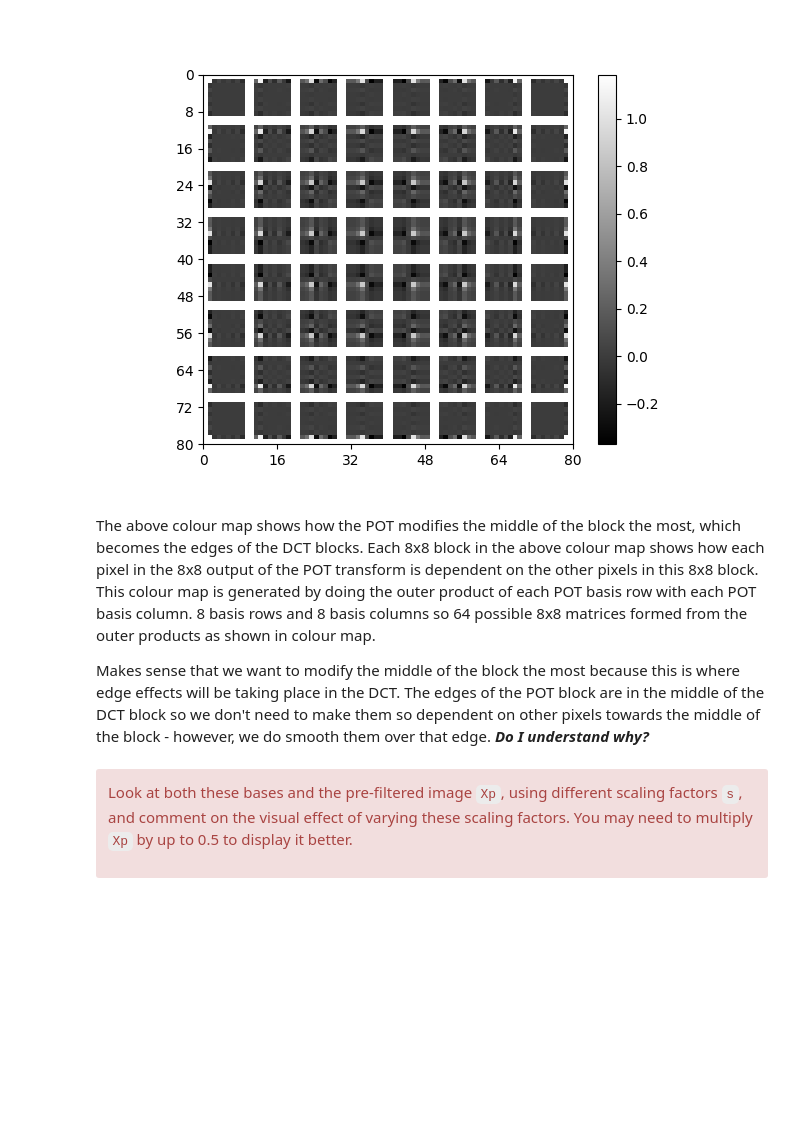
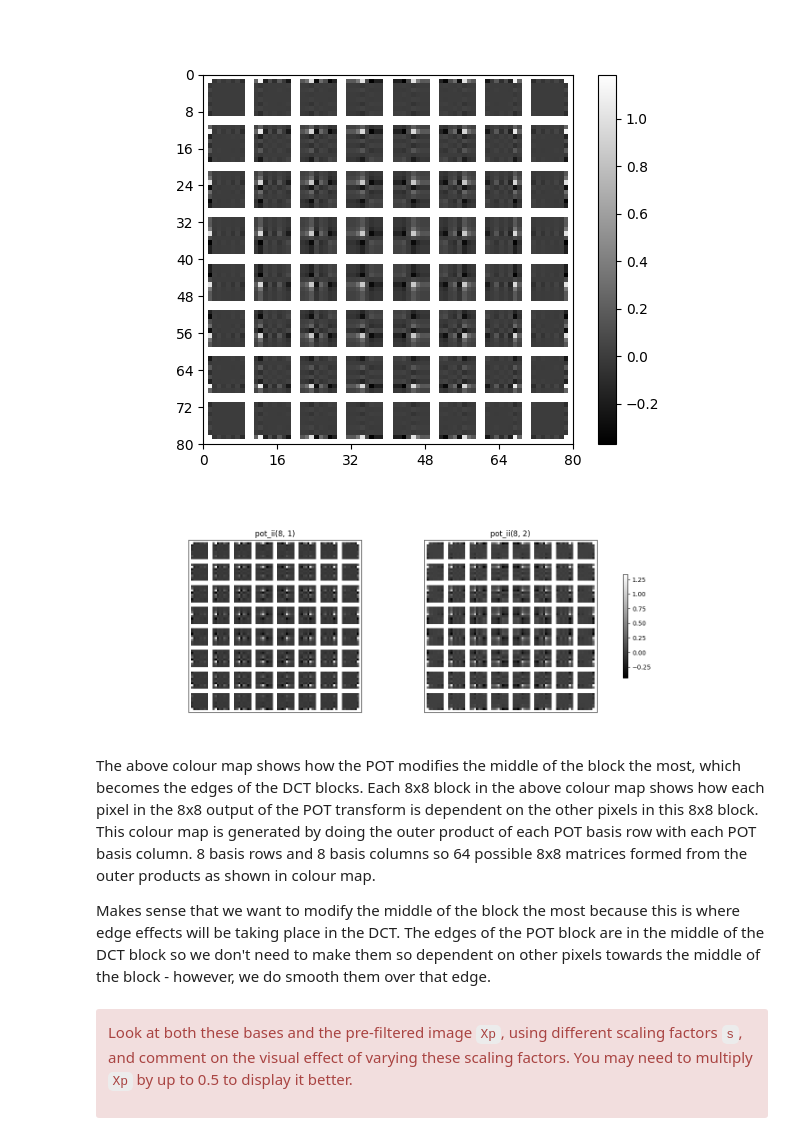
Before and after one commit to edwardtownsend/sf2, a Jupyter notebook: 8-lbt.ipynb, the cells around one changed output. Saved outputs shown, nothing was run; the diff lists cells and outputs as text; code cells hidden in the pictures; blank space fills up the shorter version.

```diff
--- a/8-lbt.ipynb
+++ b/8-lbt.ipynb
@@ -268,10 +268,42 @@ im_obj = plot_image(bases @ bases.T, ax=ax)
 fig.colorbar(im_obj, ax=ax);
 # %% [output]
 [figure]
+# %%
+def plot_image(data, ax=None):
+    if ax is None:
+        fig, ax = plt.subplots()
+    else:
+        fig = ax.figure
+    im_obj = ax.imshow(data, cmap='gray')
+    ax.set_xticks([])
+    ax.set_yticks([])
+    return im_obj
+
+fig, axs = plt.subplots(1, 2, figsize=(15, 5))
+
+# Plot for pot_ii(8, 1)
+Pf, Pr = pot_ii(8, 1)
+bases = np.concatenate([np.full((8, 1), np.nan), Pf, np.full((8, 1), np.nan)], axis=1)
+bases = bases.reshape(-1, 1)
+im_obj = plot_image(bases @ bases.T, ax=axs[0])
+axs[0].set_title('pot_ii(8, 1)')
+
+# Plot for pot_ii(8, 2)
+Pf, Pr = pot_ii(8, 2)
+bases = np.concatenate([np.full((8, 1), np.nan), Pf, np.full((8, 1), np.nan)], axis=1)
+bases = bases.reshape(-1, 1)
+im_obj = plot_image(bases @ bases.T, ax=axs[1])
+axs[1].set_title('pot_ii(8, 2)')
+
+fig.subplots_adjust(wspace=0.3)
+fig.colorbar(im_obj, ax=axs.ravel().tolist(), shrink=0.6)
+plt.show()
+# %% [output]
+[figure, added]
 # %% [markdown]
 The above colour map shows how the POT modifies the middle of the block the most, which becomes the edges of the DCT blocks. Each 8x8 block in the above colour map shows how each pixel in the 8x8 output of the POT transform is dependent on the other pixels in this 8x8 block. This colour map is generated by doing the outer product of each POT basis row with each POT basis column. 8 basis rows and 8 basis columns so 64 possible 8x8 matrices formed from the outer products as shown in colour map.
 
-Makes sense that we want to modify the middle of the block the most because this is where edge effects will be taking place in the DCT. The edges of the POT block are in the middle of the DCT block so we don't need to make them so dependent on other pixels towards the middle of the block - however, we do smooth them over that edge. ***Do I understand why?***
+Makes sense that we want to modify the middle of the block the most because this is where edge effects will be taking place in the DCT. The edges of the POT block are in the middle of the DCT block so we don't need to make them so dependent on other pixels towards the middle of the block - however, we do smooth them over that edge.
 # %% [markdown]
 <div class="alert alert-block alert-danger">
 
```
Also changed, not shown: parts of 7 cells of this notebook, 1 other file.
